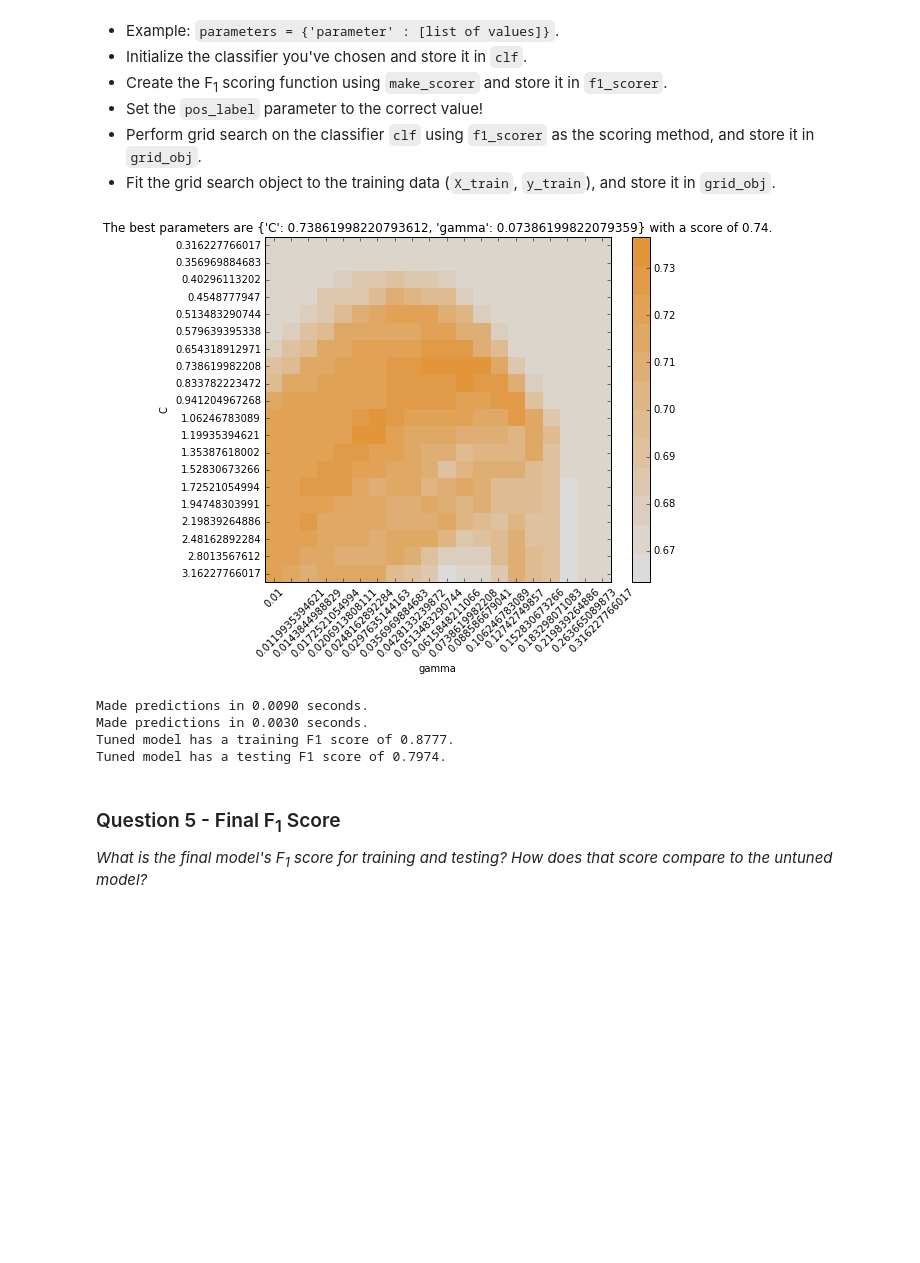
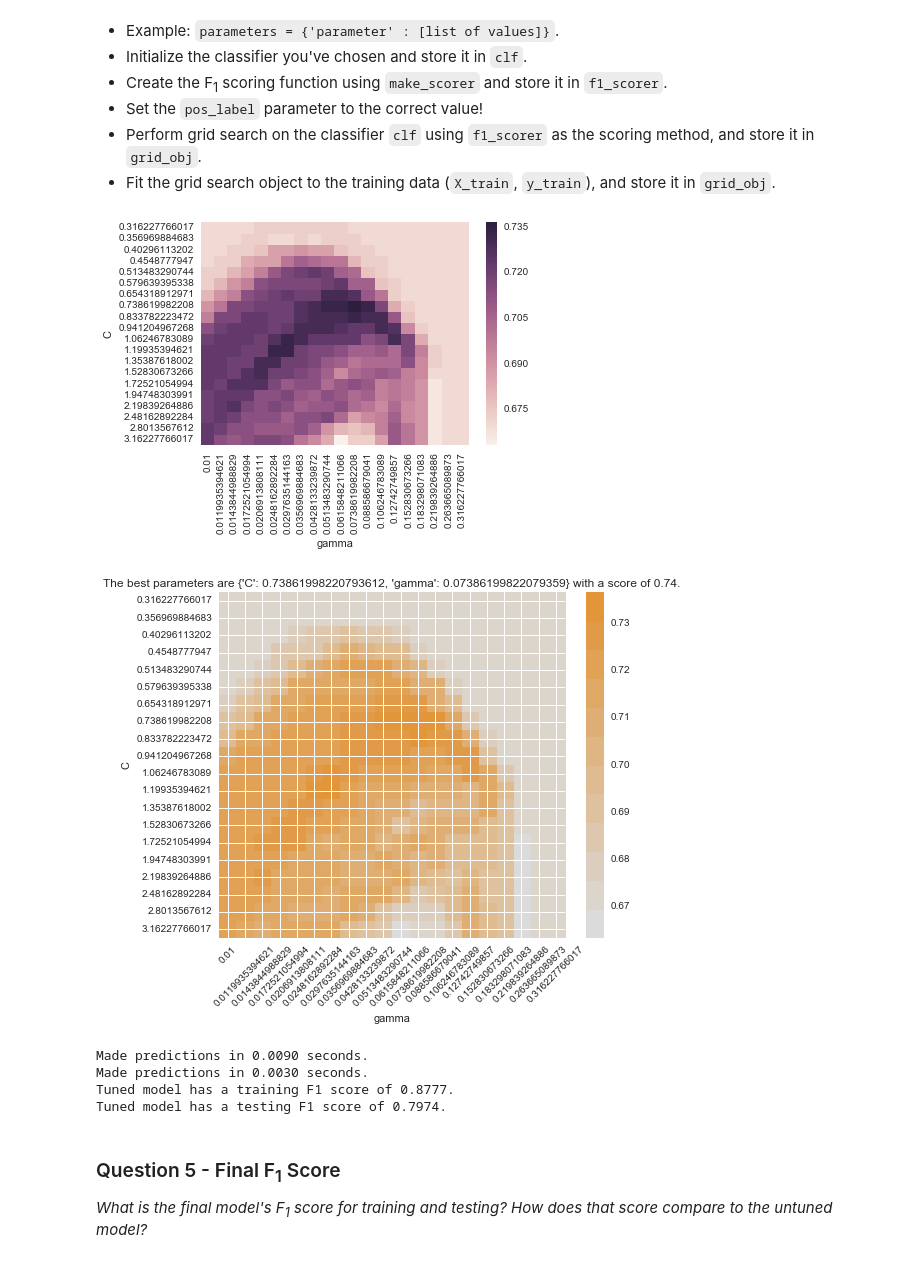
Before and after one commit to viligabi/udacity_student_intervention, a Jupyter notebook: student_intervention.ipynb, the cells around one changed output. Saved outputs shown, nothing was run; the diff lists cells and outputs as text; code cells hidden in the pictures; blank space fills up the shorter version.

Commit message:
Add: visual_gridsearch - sns matrix for parameter/score plot

```diff
--- a/student_intervention.ipynb
+++ b/student_intervention.ipynb
@@ -528,7 +528,9 @@ def visual_gridsearch(model, X, y):
         tmp = tmp.T
         tmp.columns = columns
         scores_pd = scores_pd.append(tmp)
-        print num
+        #print num
+    import seaborn as sns
+    sns.heatmap(scores_pd.pivot("C","gamma","score"))
 
     # get scores in list
     scores = [x[1] for x in grid.grid_scores_]
@@ -552,34 +554,35 @@ def visual_gridsearch(model, X, y):
 grid_obj = visual_gridsearch(svm.SVC(), X_train, y_train)
 
 
 # TODO: Create the parameters list you wish to tune
 parameters = {
     'C':np.logspace(-1, 0.5, num=10),
     'gamma': np.logspace(-2, -1, num=10)
 }
 
 # TODO: Initialize the classifier
 #clf = svm.SVC(kernel = 'rbf')
 
 # TODO: Make an f1 scoring function using 'make_scorer'
 #f1_scorer = make_scorer(f1_score, pos_label="yes")
 
 # TODO: Perform grid search on the classifier using the f1_scorer as the scoring method
 #grid_obj = grid_search.GridSearchCV(clf, parameters, scoring=f1_scorer,cv=2)
 
 # TODO: Fit the grid search object to the training data and find the optimal parameters
 #grid_obj = grid_obj.fit(X_train, y_train)
 
 # Get the estimator
 clf = grid_obj.best_estimator_
 
 # Report the final F1 score for training and testing after parameter tuning
 f1_train,_ = predict_labels(clf, X_train, y_train)
 f1_test,_ = predict_labels(clf, X_test, y_test)
 print "Tuned model has a training F1 score of {:.4f}.".format(f1_train)
 print "Tuned model has a testing F1 score of {:.4f}.".format(f1_test)
 # %% [output]
-[figure, old version]
+[figure, new version]
+[figure, added]
 Made predictions in 0.0090 seconds.
 Made predictions in 0.0030 seconds.
 Tuned model has a training F1 score of 0.8777.
```
Also changed, not shown: parts of 4 cells of this notebook, 2 other files.
